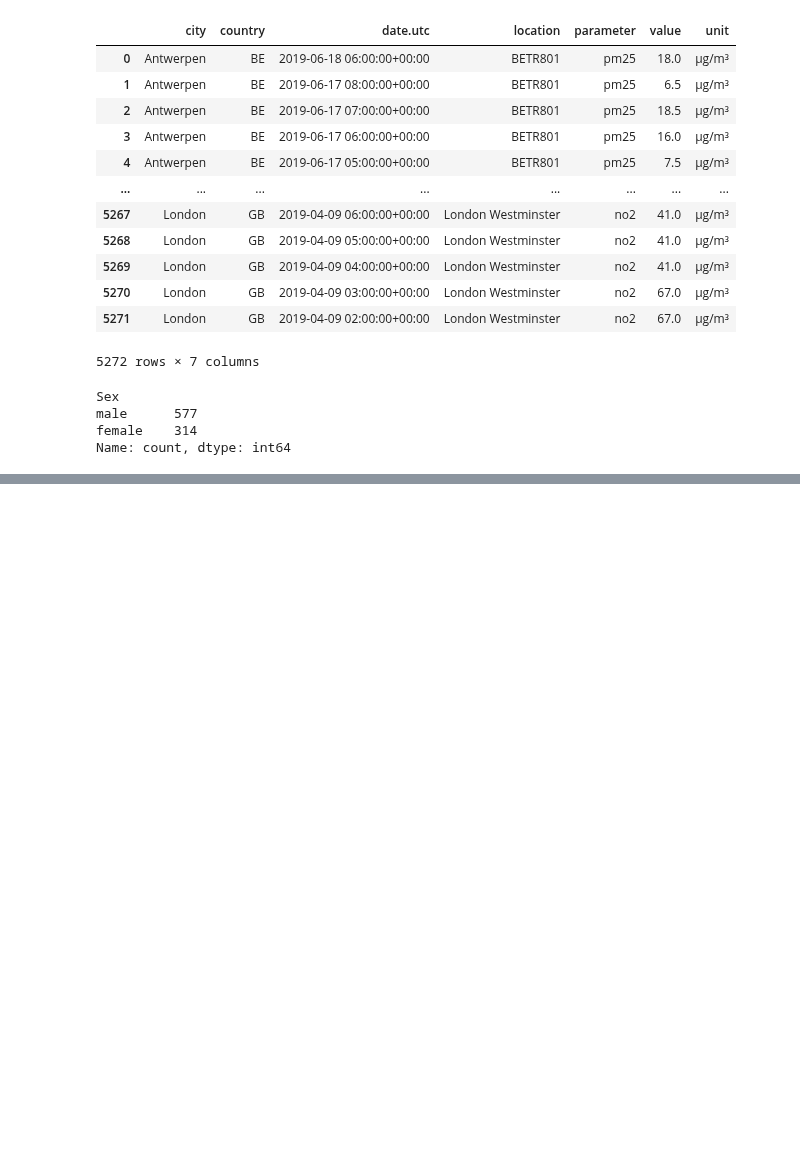
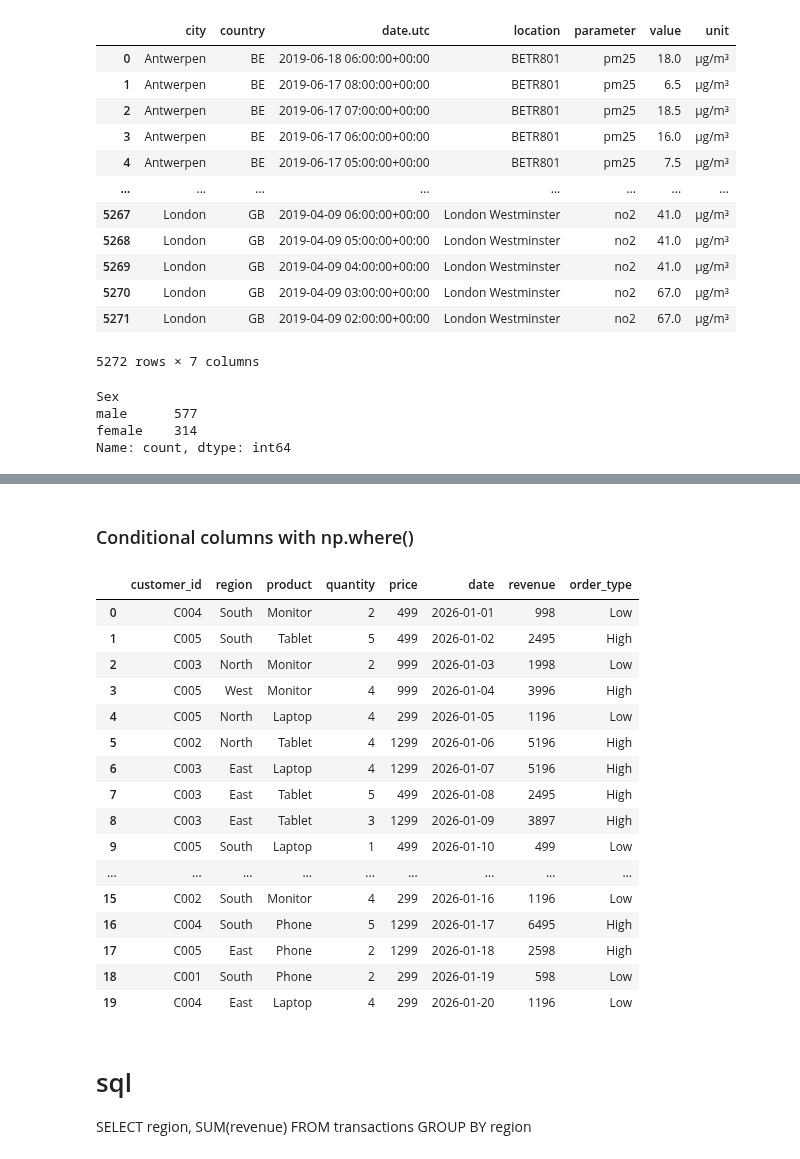
Before and after one commit to donwany/python-intro-v2, a Jupyter notebook: lesson10/o1_pandas_intro.ipynb, the cells around one changed output, grey strips where cells are left out. Cells and saved outputs as stored; diff of their text form; code cells hidden in the pictures; blank space fills up the shorter version.

```diff
--- a/lesson10/o1_pandas_intro.ipynb
+++ b/lesson10/o1_pandas_intro.ipynb
@@ -689,0 +692,32 @@ Name: count, dtype: int64
+# %%
+import pandas as pd
+import numpy as np
+
+np.random.seed(42)
+
+df = pd.DataFrame({
+    "customer_id": np.random.choice(
+        ["C001", "C002", "C003", "C004", "C005"],
+        20
+    ),
+    "region": np.random.choice(
+        ["North", "South", "East", "West"],
+        20
+    ),
+    "product": np.random.choice(
+        ["Laptop", "Phone", "Tablet", "Monitor"],
+        20
+    ),
+    "quantity": np.random.randint(1, 6, 20),
+    "price": np.random.choice(
+        [299, 499, 799, 999, 1299],
+        20
+    ),
+    "date": pd.date_range(
+        "2026-01-01",
+        periods=20,
+        freq="D"
+    )
+})
+
+df
@@ -689,0 +742,3 @@ Name: count, dtype: int64
+# %%
+df['revenue'] = df['quantity'] * df['price']
+df
@@ -689,0 +815,28 @@ Name: count, dtype: int64
+# %% [markdown]
+### Conditional columns with np.where()
+# %%
+df['order_type'] = np.where(df['revenue'] >= 2000, "High", "Low")
+df
+# %% [output]
+|  | customer_id | region | product | quantity | price | date | revenue | order_type |
+| 0 | C004 | South | Monitor | 2 | 499 | 2026-01-01 | 998 | Low |
+| 1 | C005 | South | Tablet | 5 | 499 | 2026-01-02 | 2495 | High |
+| 2 | C003 | North | Monitor | 2 | 999 | 2026-01-03 | 1998 | Low |
+| 3 | C005 | West | Monitor | 4 | 999 | 2026-01-04 | 3996 | High |
+| 4 | C005 | North | Laptop | 4 | 299 | 2026-01-05 | 1196 | Low |
+| 5 | C002 | North | Tablet | 4 | 1299 | 2026-01-06 | 5196 | High |
+| 6 | C003 | East | Laptop | 4 | 1299 | 2026-01-07 | 5196 | High |
+| 7 | C003 | East | Tablet | 5 | 499 | 2026-01-08 | 2495 | High |
+| 8 | C003 | East | Tablet | 3 | 1299 | 2026-01-09 | 3897 | High |
+| 9 | C005 | South | Laptop | 1 | 499 | 2026-01-10 | 499 | Low |
+| ... | ... | ... | ... | ... | ... | ... | ... | ... |
+| 15 | C002 | South | Monitor | 4 | 299 | 2026-01-16 | 1196 | Low |
+| 16 | C004 | South | Phone | 5 | 1299 | 2026-01-17 | 6495 | High |
+| 17 | C005 | East | Phone | 2 | 1299 | 2026-01-18 | 2598 | High |
+| 18 | C001 | South | Phone | 2 | 299 | 2026-01-19 | 598 | Low |
+| 19 | C004 | East | Laptop | 4 | 299 | 2026-01-20 | 1196 | Low |
+# %% [markdown]
+# sql
+SELECT region, SUM(revenue)
+FROM transactions
+GROUP BY region
```
Also changed, not shown: parts of 31 cells of this notebook, 2 other files.
